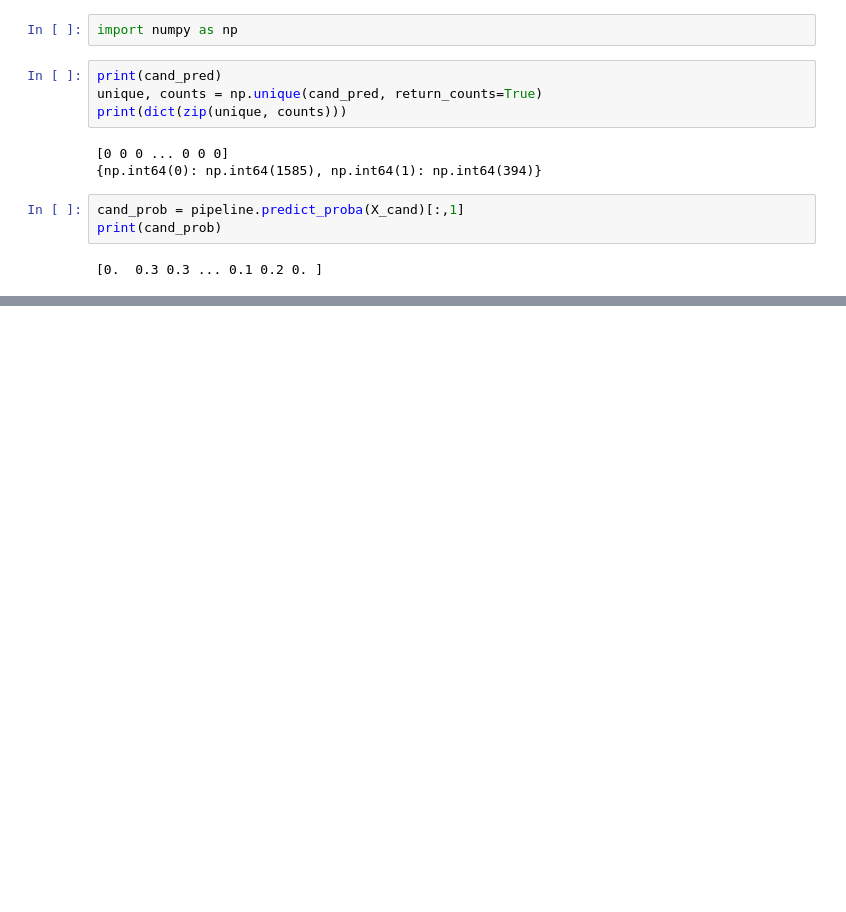
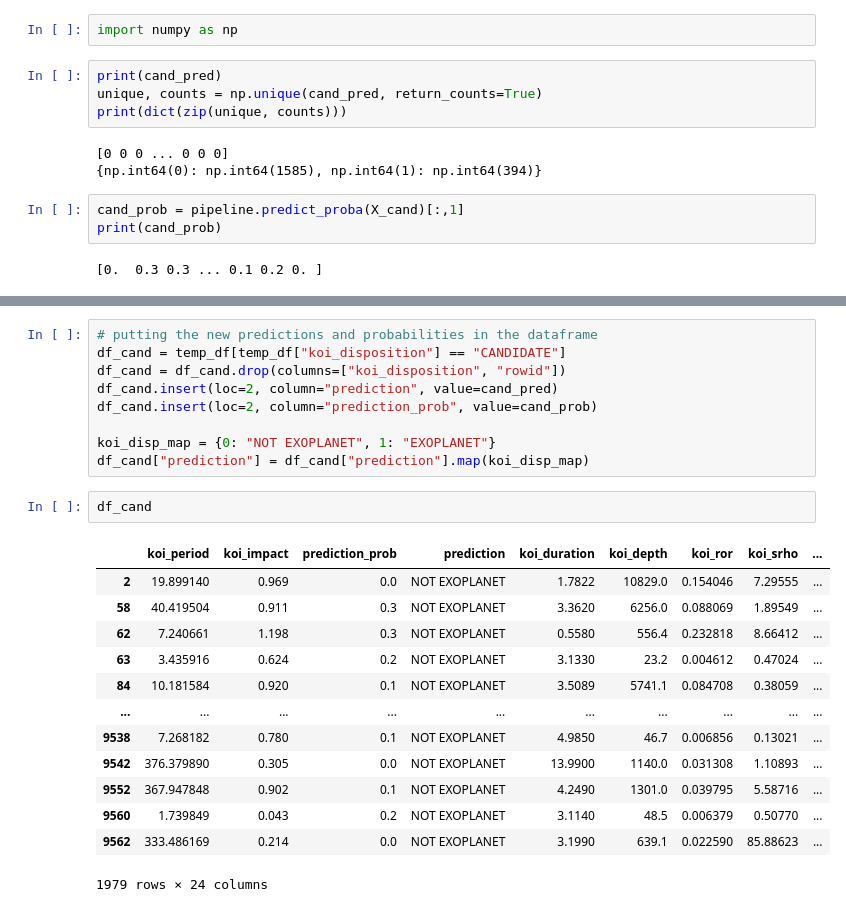
Before and after one commit to Swaraag/ExoplanetClassifier, a Jupyter notebook: work.ipynb, the cells around one changed output, grey strips where cells are left out. Saved outputs shown, nothing was run; the diff lists cells and outputs as text; blank space fills up the shorter version.

```diff
--- a/work.ipynb
+++ b/work.ipynb
@@ -221,0 +224,25 @@ print(cand_prob)
+# %%
+# putting the new predictions and probabilities in the dataframe
+df_cand = temp_df[temp_df["koi_disposition"] == "CANDIDATE"]
+df_cand = df_cand.drop(columns=["koi_disposition", "rowid"])
+df_cand.insert(loc=2, column="prediction", value=cand_pred)
+df_cand.insert(loc=2, column="prediction_prob", value=cand_prob)
+
+koi_disp_map = {0: "NOT EXOPLANET", 1: "EXOPLANET"}
+df_cand["prediction"] = df_cand["prediction"].map(koi_disp_map)
+# %%
+df_cand
+# %% [output]
+|  | koi_period | koi_impact | prediction_prob | prediction | koi_duration | koi_depth | koi_ror | koi_srho | ... |
+| 2 | 19.899140 | 0.969 | 0.0 | NOT EXOPLANET | 1.7822 | 10829.0 | 0.154046 | 7.29555 | ... |
+| 58 | 40.419504 | 0.911 | 0.3 | NOT EXOPLANET | 3.3620 | 6256.0 | 0.088069 | 1.89549 | ... |
+| 62 | 7.240661 | 1.198 | 0.3 | NOT EXOPLANET | 0.5580 | 556.4 | 0.232818 | 8.66412 | ... |
+| 63 | 3.435916 | 0.624 | 0.2 | NOT EXOPLANET | 3.1330 | 23.2 | 0.004612 | 0.47024 | ... |
+| 84 | 10.181584 | 0.920 | 0.1 | NOT EXOPLANET | 3.5089 | 5741.1 | 0.084708 | 0.38059 | ... |
+| ... | ... | ... | ... | ... | ... | ... | ... | ... | ... |
+| 9538 | 7.268182 | 0.780 | 0.1 | NOT EXOPLANET | 4.9850 | 46.7 | 0.006856 | 0.13021 | ... |
+| 9542 | 376.379890 | 0.305 | 0.0 | NOT EXOPLANET | 13.9900 | 1140.0 | 0.031308 | 1.10893 | ... |
+| 9552 | 367.947848 | 0.902 | 0.1 | NOT EXOPLANET | 4.2490 | 1301.0 | 0.039795 | 5.58716 | ... |
+| 9560 | 1.739849 | 0.043 | 0.2 | NOT EXOPLANET | 3.1140 | 48.5 | 0.006379 | 0.50770 | ... |
+| 9562 | 333.486169 | 0.214 | 0.0 | NOT EXOPLANET | 3.1990 | 639.1 | 0.022590 | 85.88623 | ... |
+1979 rows × 24 columns
```
Also changed, not shown: parts of 4 cells of this notebook.
